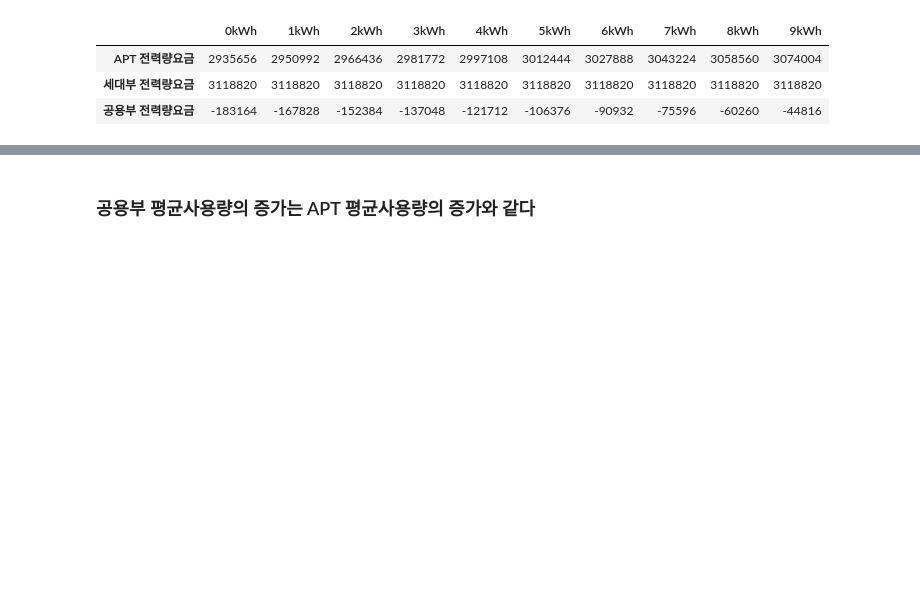
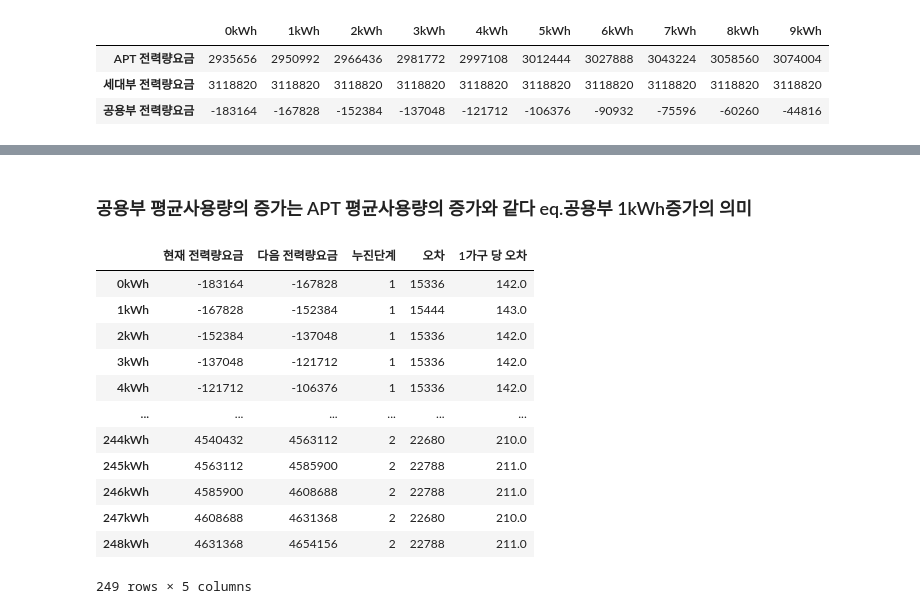
Before and after one commit to formegusto/what-is-public-fee, a Jupyter notebook: pt1.공용부의 전기요금 구성요소 Modularization.ipynb, the cells around one changed output, grey strips where cells are left out. Cells and saved outputs as stored; diff of their text form; code cells hidden in the pictures; blank space fills up the shorter version.

```diff
--- a/pt1.공용부의 전기요금 구성요소 Modularization.ipynb
+++ b/pt1.공용부의 전기요금 구성요소 Modularization.ipynb
@@ -99,2 +123,19 @@ anal.elec_rate.get_kwh().iloc[:, :10]
 # %% [markdown]
-### 공용부 평균사용량의 증가는 APT 평균사용량의 증가와 같다
+### 공용부 평균사용량의 증가는 APT 평균사용량의 증가와 같다  eq.공용부 1kWh증가의 의미
+# %%
+result = anal.elec_rate.get_rolling()
+result
+# %% [output]
+|  | 현재 전력량요금 | 다음 전력량요금 | 누진단계 | 오차 | 1가구 당 오차 |
+| 0kWh | -183164 | -167828 | 1 | 15336 | 142.0 |
+| 1kWh | -167828 | -152384 | 1 | 15444 | 143.0 |
+| 2kWh | -152384 | -137048 | 1 | 15336 | 142.0 |
+| 3kWh | -137048 | -121712 | 1 | 15336 | 142.0 |
+| 4kWh | -121712 | -106376 | 1 | 15336 | 142.0 |
+| ... | ... | ... | ... | ... | ... |
+| 244kWh | 4540432 | 4563112 | 2 | 22680 | 210.0 |
+| 245kWh | 4563112 | 4585900 | 2 | 22788 | 211.0 |
+| 246kWh | 4585900 | 4608688 | 2 | 22788 | 211.0 |
+| 247kWh | 4608688 | 4631368 | 2 | 22680 | 210.0 |
+| 248kWh | 4631368 | 4654156 | 2 | 22788 | 211.0 |
+249 rows × 5 columns
```
Also changed, not shown: parts of 6 cells of this notebook, 8 other files.
